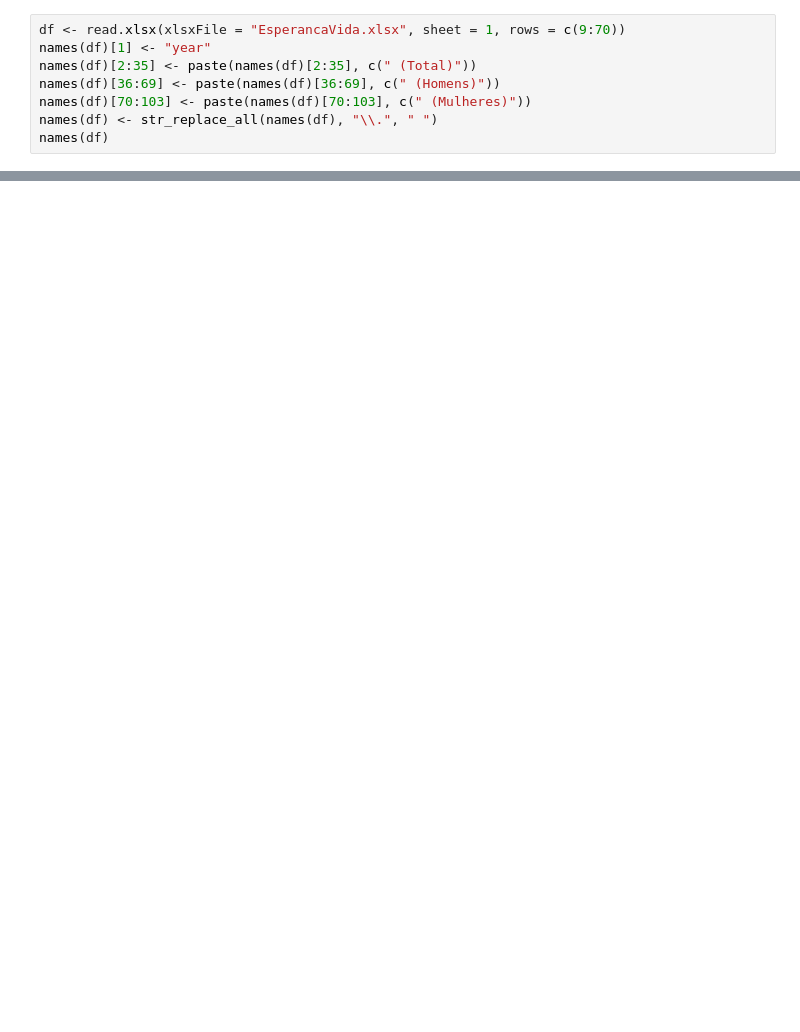
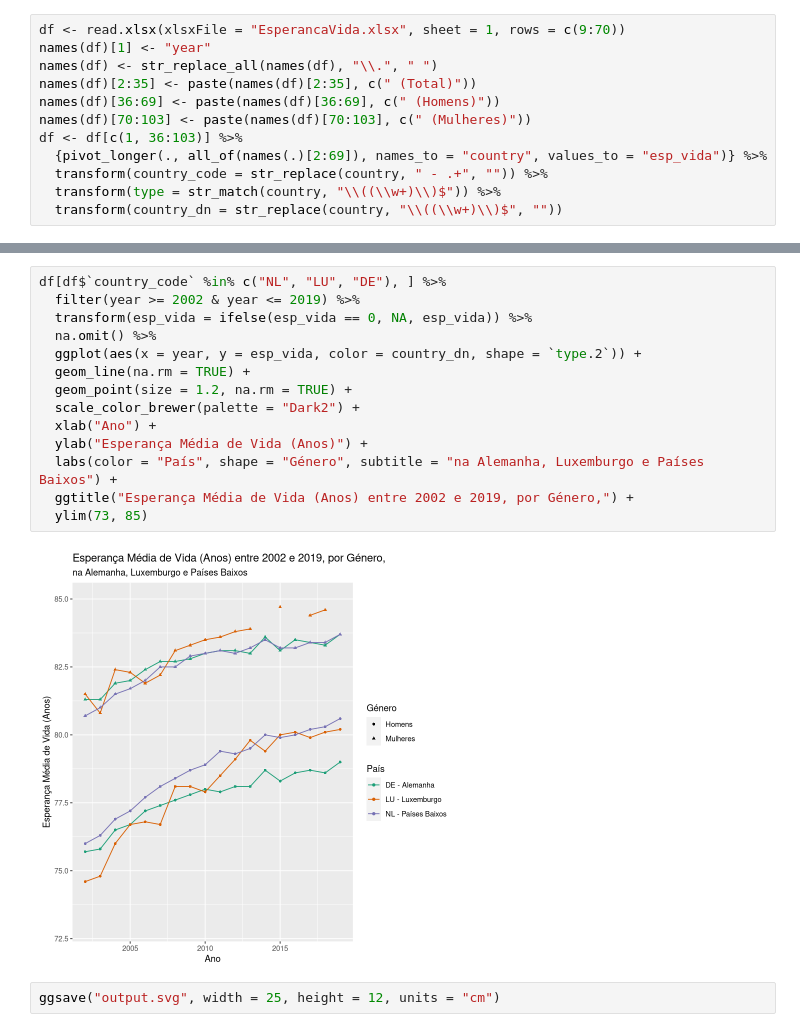
Before and after one commit to diogotcorreia/projeto-computacional-pe, a Jupyter notebook: ex02/ex02.ipynb, the cells around one changed output, grey strips where cells are left out. Saved outputs shown, nothing was run; the diff lists cells and outputs as text; blank space fills up the shorter version.

```diff
--- a/ex02/ex02.ipynb
+++ b/ex02/ex02.ipynb
@@ -5,8 +7,12 @@ library("stringr")
 # %%
 df <- read.xlsx(xlsxFile = "EsperancaVida.xlsx", sheet = 1, rows = c(9:70))
 names(df)[1] <- "year"
+names(df) <- str_replace_all(names(df), "\\.", " ")
 names(df)[2:35] <- paste(names(df)[2:35], c(" (Total)"))
 names(df)[36:69] <- paste(names(df)[36:69], c(" (Homens)"))
 names(df)[70:103] <- paste(names(df)[70:103], c(" (Mulheres)"))
-names(df) <- str_replace_all(names(df), "\\.", " ")
-names(df)
+df <- df[c(1, 36:103)] %>%
+  {pivot_longer(., all_of(names(.)[2:69]), names_to = "country", values_to = "esp_vida")} %>%
+  transform(country_code = str_replace(country, " - .+", "")) %>%
+  transform(type = str_match(country, "\\((\\w+)\\)$")) %>%
+  transform(country_dn = str_replace(country, "\\((\\w+)\\)$", ""))
@@ -30,0 +41,18 @@ names(df)
+# %%
+df[df$`country_code` %in% c("NL", "LU", "DE"), ] %>%
+  filter(year >= 2002 & year <= 2019) %>%
+  transform(esp_vida = ifelse(esp_vida == 0, NA, esp_vida)) %>%
+  na.omit() %>%
+  ggplot(aes(x = year, y = esp_vida, color = country_dn, shape = `type.2`)) +
+  geom_line(na.rm = TRUE) +
+  geom_point(size = 1.2, na.rm = TRUE) +
+  scale_color_brewer(palette = "Dark2") +
+  xlab("Ano") +
+  ylab("Esperança Média de Vida (Anos)") +
+  labs(color = "País", shape = "Género", subtitle = "na Alemanha, Luxemburgo e Países Baixos") +
+  ggtitle("Esperança Média de Vida (Anos) entre 2002 e 2019, por Género,") +
+  ylim(73, 85)
+# %% [output]
+[figure, added]
+# %%
+ggsave("output.svg", width = 25, height = 12, units = "cm")
```
Also changed, not shown: parts of 4 cells of this notebook, 3 other files.
